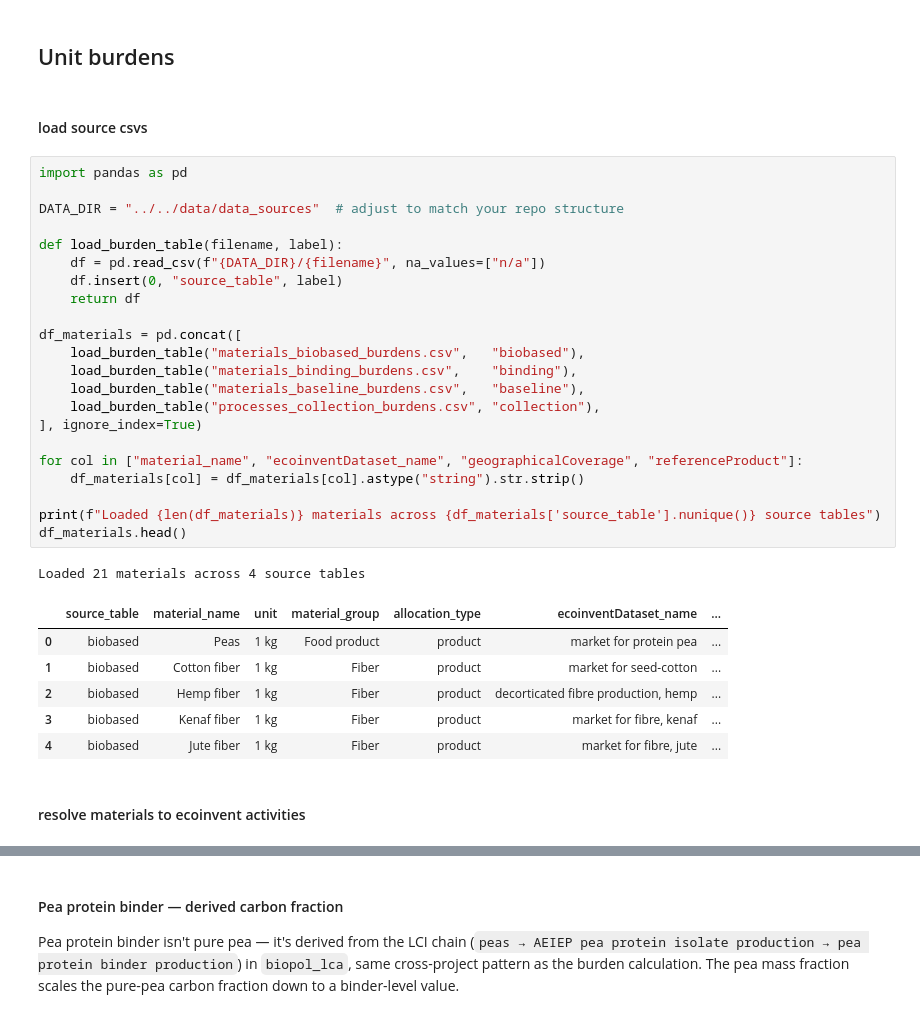
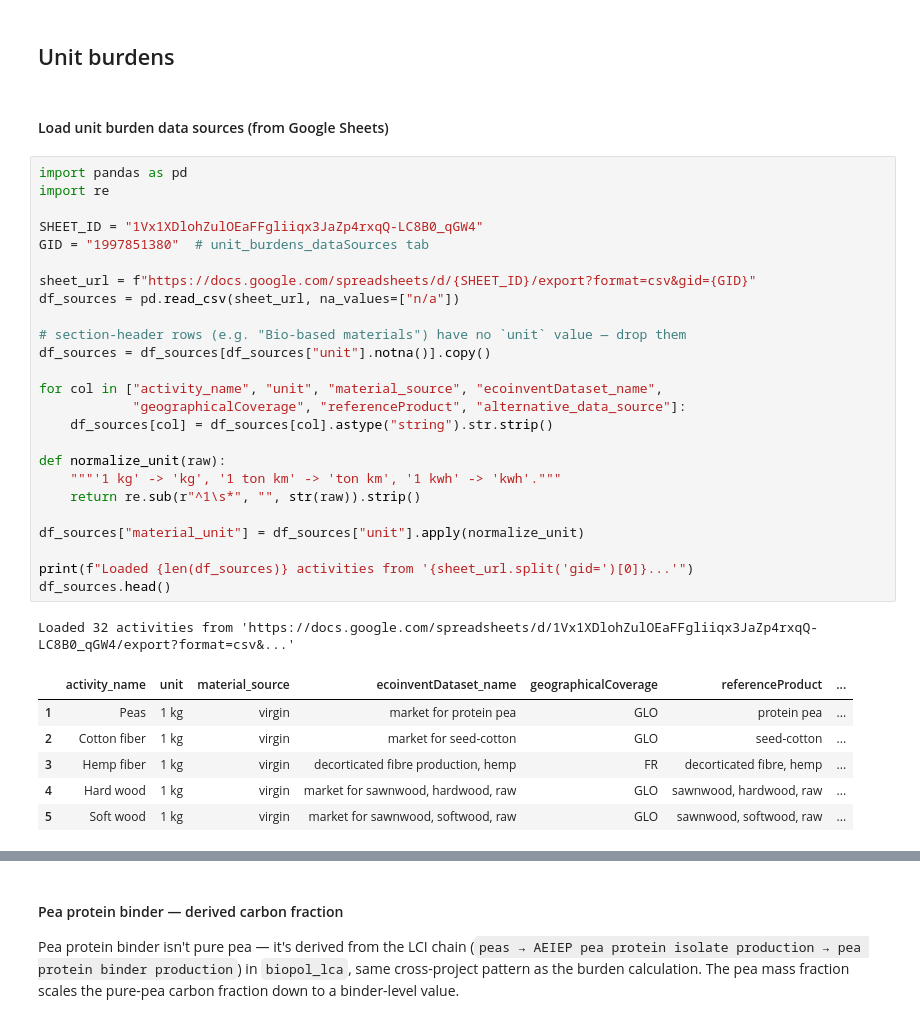
Before and after one commit to TanyaTsui/lca_circular_biobased, a Jupyter notebook: notebooks/260813_lcaModel/01_dataPrep.ipynb, the cells around one changed output, grey strips where cells are left out. Saved outputs shown, nothing was run; the diff lists cells and outputs as text.

```diff
--- a/notebooks/260813_lcaModel/01_dataPrep.ipynb
+++ b/notebooks/260813_lcaModel/01_dataPrep.ipynb
@@ -169,36 +179,37 @@ def search_ei(keyword, max_results=20):
 # %% [markdown]
 ## Unit burdens
 # %% [markdown]
-#### load source csvs
+#### Load unit burden data sources (from Google Sheets)
 # %%
 import pandas as pd
+import re
 
-DATA_DIR = "../../data/data_sources"  # adjust to match your repo structure
+SHEET_ID = "1Vx1XDlohZulOEaFFgliiqx3JaZp4rxqQ-LC8B0_qGW4"
+GID = "1997851380"  # unit_burdens_dataSources tab
 
-def load_burden_table(filename, label):
-    df = pd.read_csv(f"{DATA_DIR}/{filename}", na_values=["n/a"])
-    df.insert(0, "source_table", label)
-    return df
+sheet_url = f"https://docs.google.com/spreadsheets/d/{SHEET_ID}/export?format=csv&gid={GID}"
+df_sources = pd.read_csv(sheet_url, na_values=["n/a"])
 
-df_materials = pd.concat([
-    load_burden_table("materials_biobased_burdens.csv",   "biobased"),
-    load_burden_table("materials_binding_burdens.csv",    "binding"),
-    load_burden_table("materials_baseline_burdens.csv",   "baseline"),
-    load_burden_table("processes_collection_burdens.csv", "collection"),
-], ignore_index=True)
+# section-header rows (e.g. "Bio-based materials") have no `unit` value — drop them
+df_sources = df_sources[df_sources["unit"].notna()].copy()
 
-for col in ["material_name", "ecoinventDataset_name", "geographicalCoverage", "referenceProduct"]:
-    df_materials[col] = df_materials[col].astype("string").str.strip()
+for col in ["activity_name", "unit", "material_source", "ecoinventDataset_name",
+            "geographicalCoverage", "referenceProduct", "alternative_data_source"]:
+    df_sources[col] = df_sources[col].astype("string").str.strip()
 
-print(f"Loaded {len(df_materials)} materials across {df_materials['source_table'].nunique()} source tables")
-df_materials.head()
+def normalize_unit(raw):
+    """'1 kg' -> 'kg', '1 ton km' -> 'ton km', '1 kwh' -> 'kwh'."""
+    return re.sub(r"^1\s*", "", str(raw)).strip()
+
+df_sources["material_unit"] = df_sources["unit"].apply(normalize_unit)
+
+print(f"Loaded {len(df_sources)} activities from '{sheet_url.split('gid=')[0]}...'")
+df_sources.head()
 # %% [output]
-Loaded 21 materials across 4 source tables
+Loaded 32 activities from 'https://docs.google.com/spreadsheets/d/1Vx1XDlohZulOEaFFgliiqx3JaZp4rxqQ-LC8B0_qGW4/export?format=csv&...'
-|  | source_table | material_name | unit | material_group | allocation_type | ecoinventDataset_name | ... |
-| 0 | biobased | Peas | 1 kg | Food product | product | market for protein pea | ... |
-| 1 | biobased | Cotton fiber | 1 kg | Fiber | product | market for seed-cotton | ... |
-| 2 | biobased | Hemp fiber | 1 kg | Fiber | product | decorticated fibre production, hemp | ... |
-| 3 | biobased | Kenaf fiber | 1 kg | Fiber | product | market for fibre, kenaf | ... |
-| 4 | biobased | Jute fiber | 1 kg | Fiber | product | market for fibre, jute | ... |
+|  | activity_name | unit | material_source | ecoinventDataset_name | geographicalCoverage | referenceProduct | ... |
+| 1 | Peas | 1 kg | virgin | market for protein pea | GLO | protein pea | ... |
+| 2 | Cotton fiber | 1 kg | virgin | market for seed-cotton | GLO | seed-cotton | ... |
+| 3 | Hemp fiber | 1 kg | virgin | decorticated fibre production, hemp | FR | decorticated fibre, hemp | ... |
+| 4 | Hard wood | 1 kg | virgin | market for sawnwood, hardwood, raw | GLO | sawnwood, hardwood, raw | ... |
+| 5 | Soft wood | 1 kg | virgin | market for sawnwood, softwood, raw | GLO | sawnwood, softwood, raw | ... |
-# %% [markdown]
-#### resolve materials to ecoinvent activities
```
Also changed, not shown: parts of 36 cells of this notebook, 2 other files.
